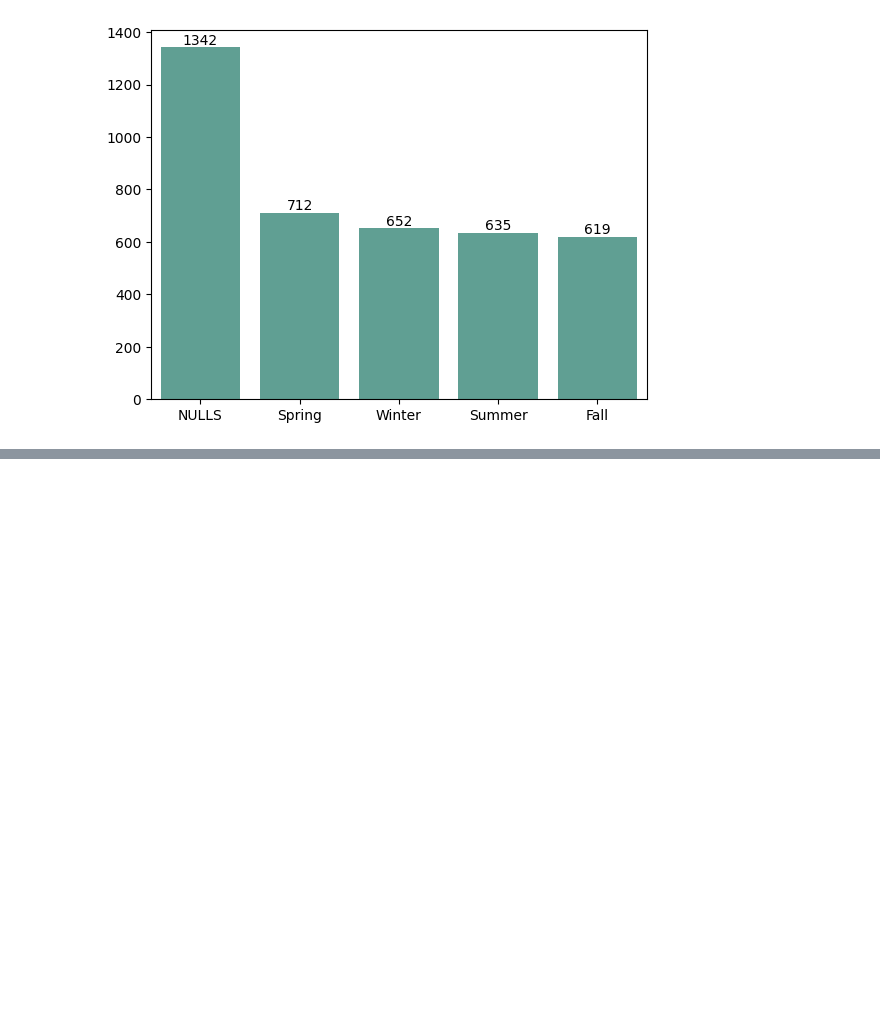
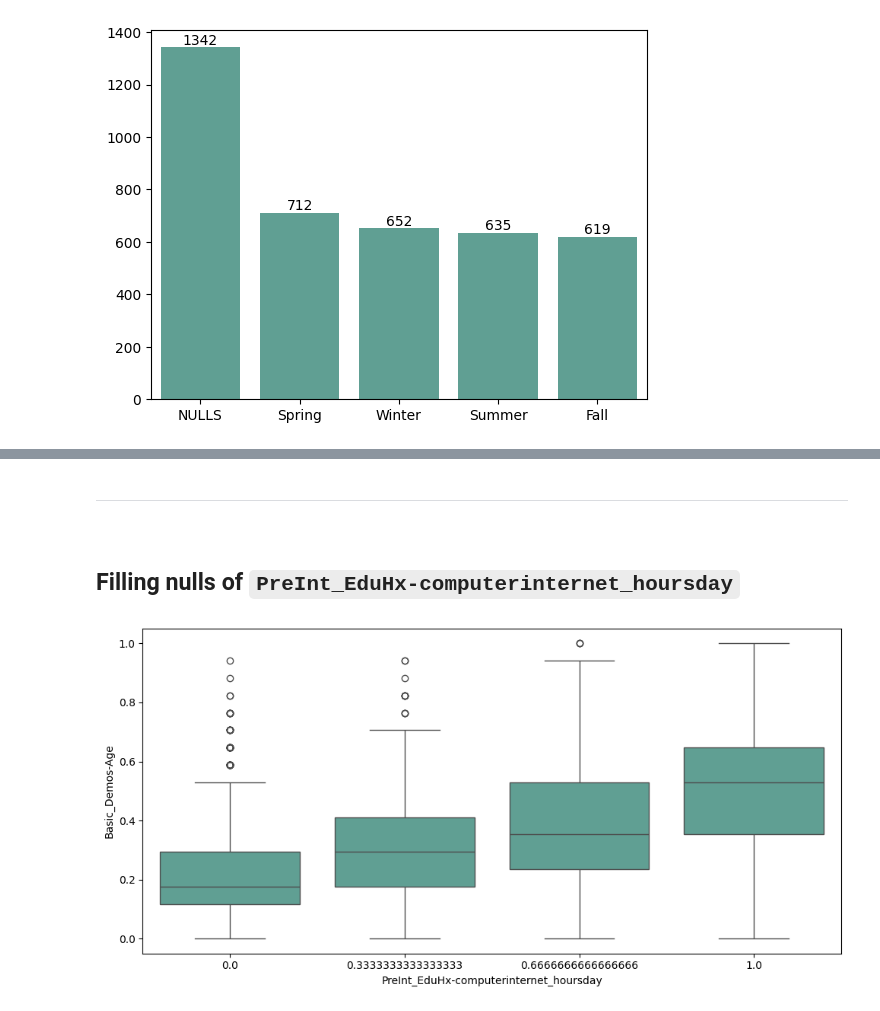
Before and after one commit to dileepNaiduOne/child-problematic-internet-usage, a Jupyter notebook: EDA.ipynb, the cells around one changed output, grey strips where cells are left out. Cells and saved outputs as stored; diff of their text form; code cells hidden in the pictures; blank space fills up the shorter version.

Commit message:
Treated few Nulls

```diff
--- a/EDA.ipynb
+++ b/EDA.ipynb
@@ -212,3 +227,7 @@ for i in seasons_cols:
 [figure]
 [figure]
 [figure]
+# %%
+df.drop(columns=seasons_cols, inplace=True)
+# %%
+new_nulls = show_nulls(df)
@@ -214,0 +269,2 @@ for i in seasons_cols:
+# %%
+df.drop(columns=new_nulls[new_nulls["Percent"].map(lambda x : float(x[:-1])) > 70]["Feature"], inplace=True)
@@ -214,0 +293,8 @@ for i in seasons_cols:
+# %%
+scaling_objects = {}
+
+for i in df.drop(columns="id").columns:
+    scaling_objects[i] = MinMaxScaler()
+    scaled_vector = scaling_objects[i].fit_transform(df[[i]])
+    df[i] = df[i].astype("float")
+    df.loc[:, i] = scaled_vector
@@ -214,0 +317,10 @@ for i in seasons_cols:
+# %% [markdown]
+#
+---
+#
+# %% [markdown]
+## Filling nulls of `PreInt_EduHx-computerinternet_hoursday`
+# %%
+draw_boxplot(numData=df["Basic_Demos-Age"], catData=df["PreInt_EduHx-computerinternet_hoursday"])
+# %% [output]
+[figure, added]
```
Also changed, not shown: parts of 26 cells of this notebook.
